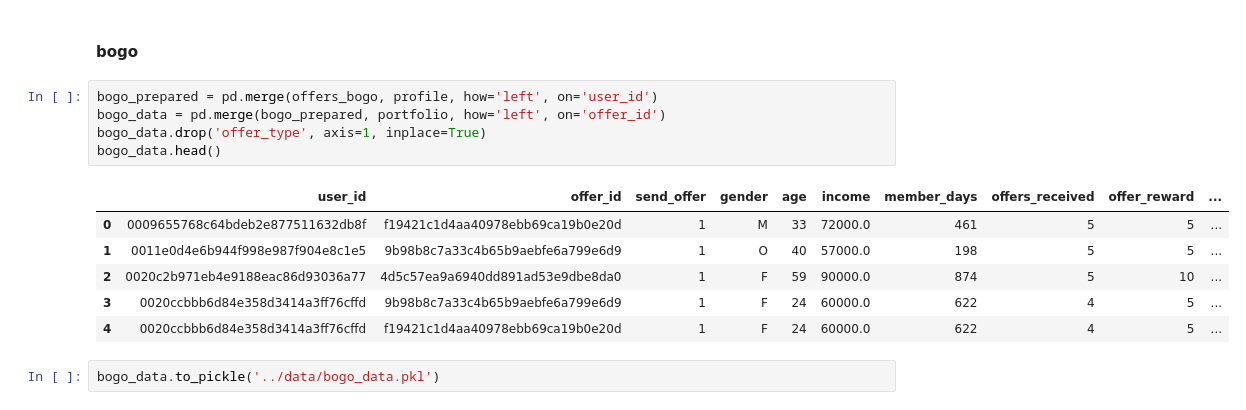
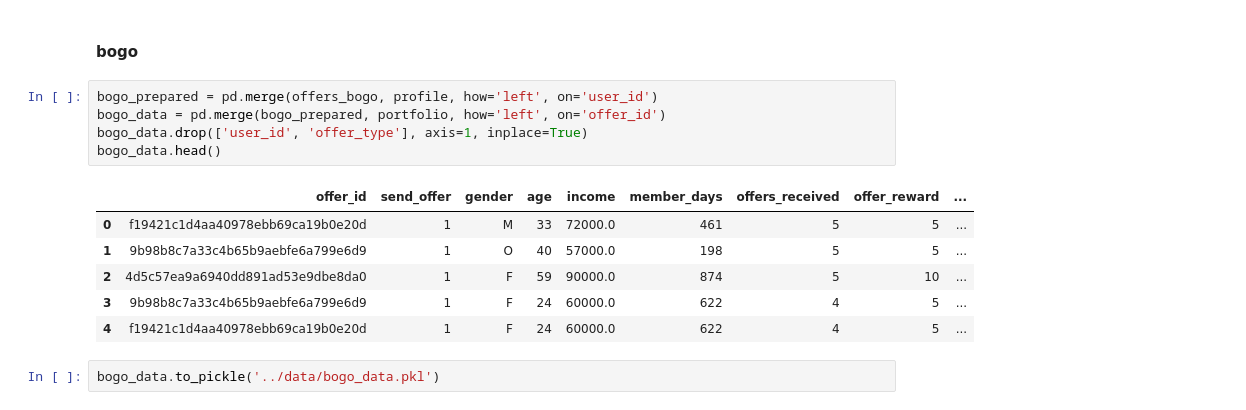
Before and after one commit to TillKuck/UDACITY_Capstone_Starbucks, a Jupyter notebook: develop/3_DataAnalysis_DataPreparation.ipynb, the cells around one changed output. Saved outputs shown, nothing was run; the diff lists cells and outputs as text.

```diff
--- a/develop/3_DataAnalysis_DataPreparation.ipynb
+++ b/develop/3_DataAnalysis_DataPreparation.ipynb
@@ -453,15 +453,15 @@ memory usage: 437.0+ KB
 # %%
 bogo_prepared = pd.merge(offers_bogo, profile, how='left', on='user_id')
 bogo_data = pd.merge(bogo_prepared, portfolio, how='left', on='offer_id')
-bogo_data.drop('offer_type', axis=1, inplace=True)
+bogo_data.drop(['user_id', 'offer_type'], axis=1, inplace=True)
 bogo_data.head()
 # %% [output]
-|  | user_id | offer_id | send_offer | gender | age | income | member_days | offers_received | offer_reward | ... |
-| 0 | 0009655768c64bdeb2e877511632db8f | f19421c1d4aa40978ebb69ca19b0e20d | 1 | M | 33 | 72000.0 | 461 | 5 | 5 | ... |
-| 1 | 0011e0d4e6b944f998e987f904e8c1e5 | 9b98b8c7a33c4b65b9aebfe6a799e6d9 | 1 | O | 40 | 57000.0 | 198 | 5 | 5 | ... |
-| 2 | 0020c2b971eb4e9188eac86d93036a77 | 4d5c57ea9a6940dd891ad53e9dbe8da0 | 1 | F | 59 | 90000.0 | 874 | 5 | 10 | ... |
-| 3 | 0020ccbbb6d84e358d3414a3ff76cffd | 9b98b8c7a33c4b65b9aebfe6a799e6d9 | 1 | F | 24 | 60000.0 | 622 | 4 | 5 | ... |
-| 4 | 0020ccbbb6d84e358d3414a3ff76cffd | f19421c1d4aa40978ebb69ca19b0e20d | 1 | F | 24 | 60000.0 | 622 | 4 | 5 | ... |
+|  | offer_id | send_offer | gender | age | income | member_days | offers_received | offer_reward | ... |
+| 0 | f19421c1d4aa40978ebb69ca19b0e20d | 1 | M | 33 | 72000.0 | 461 | 5 | 5 | ... |
+| 1 | 9b98b8c7a33c4b65b9aebfe6a799e6d9 | 1 | O | 40 | 57000.0 | 198 | 5 | 5 | ... |
+| 2 | 4d5c57ea9a6940dd891ad53e9dbe8da0 | 1 | F | 59 | 90000.0 | 874 | 5 | 10 | ... |
+| 3 | 9b98b8c7a33c4b65b9aebfe6a799e6d9 | 1 | F | 24 | 60000.0 | 622 | 4 | 5 | ... |
+| 4 | f19421c1d4aa40978ebb69ca19b0e20d | 1 | F | 24 | 60000.0 | 622 | 4 | 5 | ... |
 # %%
 bogo_data.to_pickle('../data/bogo_data.pkl')
 # %% [markdown]
```
Also changed, not shown: parts of 2 cells of this notebook, 5 other files.
